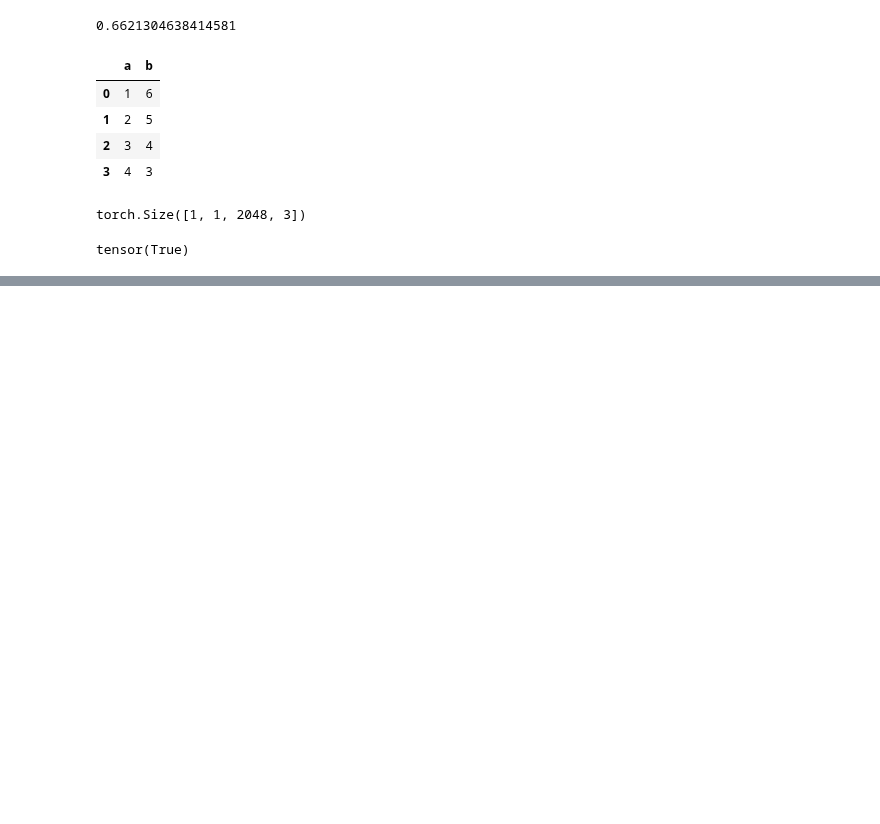
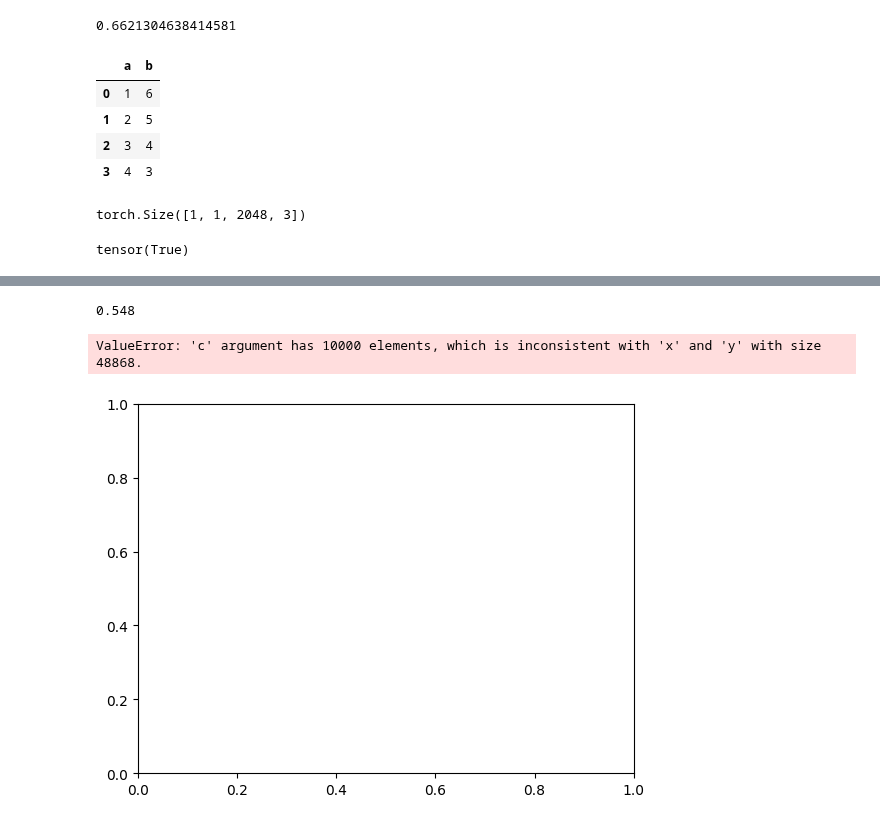
Before and after one commit to CarlAnSc/bachelor_project, a Jupyter notebook: src/models/get_embeddings.ipynb, the cells around one changed output, grey strips where cells are left out. Saved outputs shown, nothing was run; the diff lists cells and outputs as text; code cells hidden in the pictures; blank space fills up the shorter version.

```diff
--- a/src/models/get_embeddings.ipynb
+++ b/src/models/get_embeddings.ipynb
@@ -552,3 +568,7 @@ torch.Size([1, 1, 2048, 3])
 torch.all(input == output)
 # %% [output]
 tensor(True)
+# %%
+from sklearn.manifold import TSNE
+X_embedded = TSNE(n_components=2, learning_rate='auto', init='pca', perplexity=5).fit_transform(val_cat_data)
+X_embedded_img = TSNE(n_components=2, learning_rate='auto', init='pca', perplexity=5).fit_transform(val_img_data)
@@ -554,0 +617,9 @@ tensor(True)
+# %%
+accuracy_cat
+# %% [output]
+0.548
+# %%
+plt.scatter(x=X_embedded[:,0], y=X_embedded[:,1], c=val_labels[:10000], cmap='tab10', alpha=0.5)
+# %% [output]
+ValueError: 'c' argument has 10000 elements, which is inconsistent with 'x' and 'y' with size 48868.
+[figure, added]
```
Also changed, not shown: parts of 5 cells of this notebook, 7 other files.
